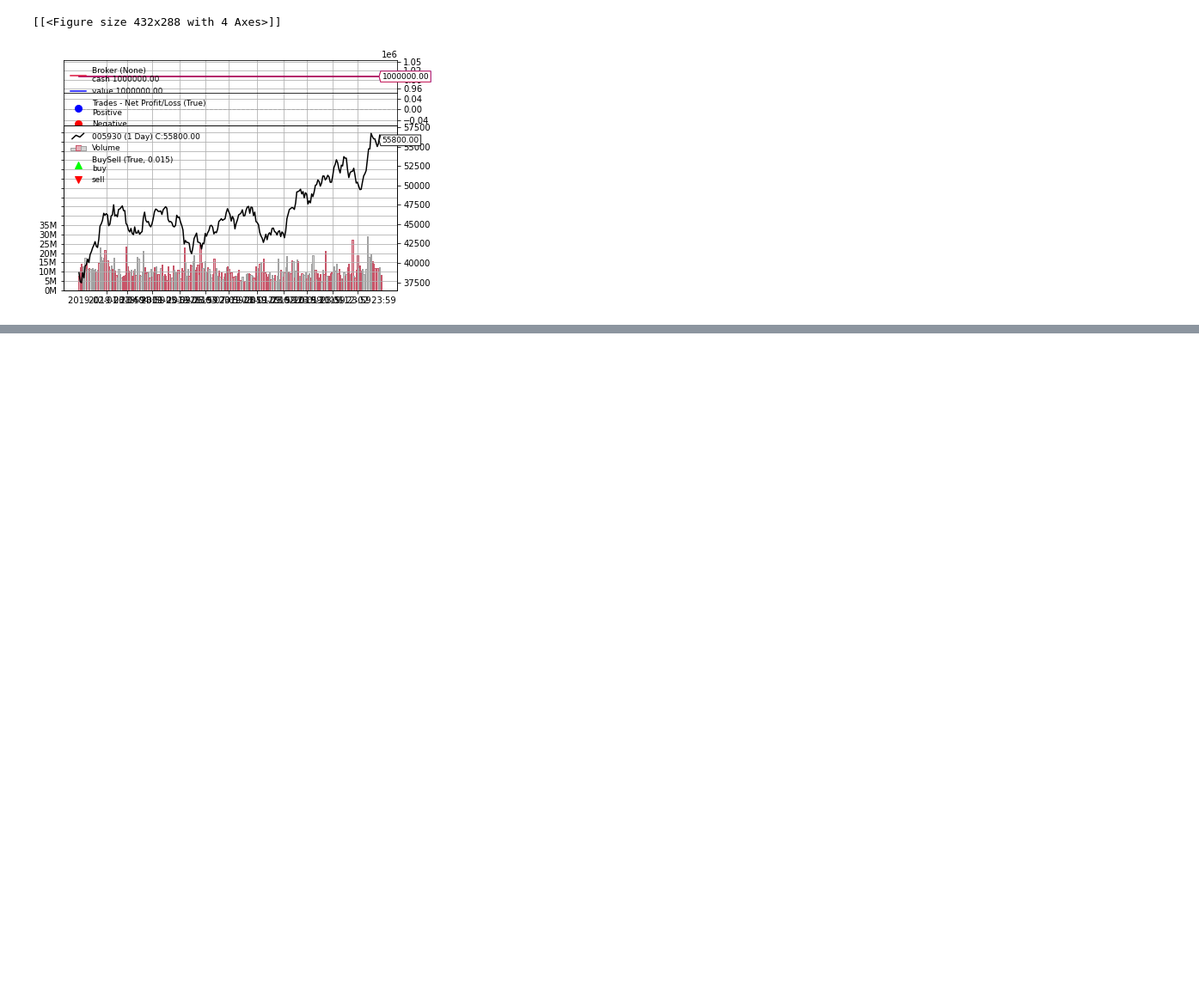
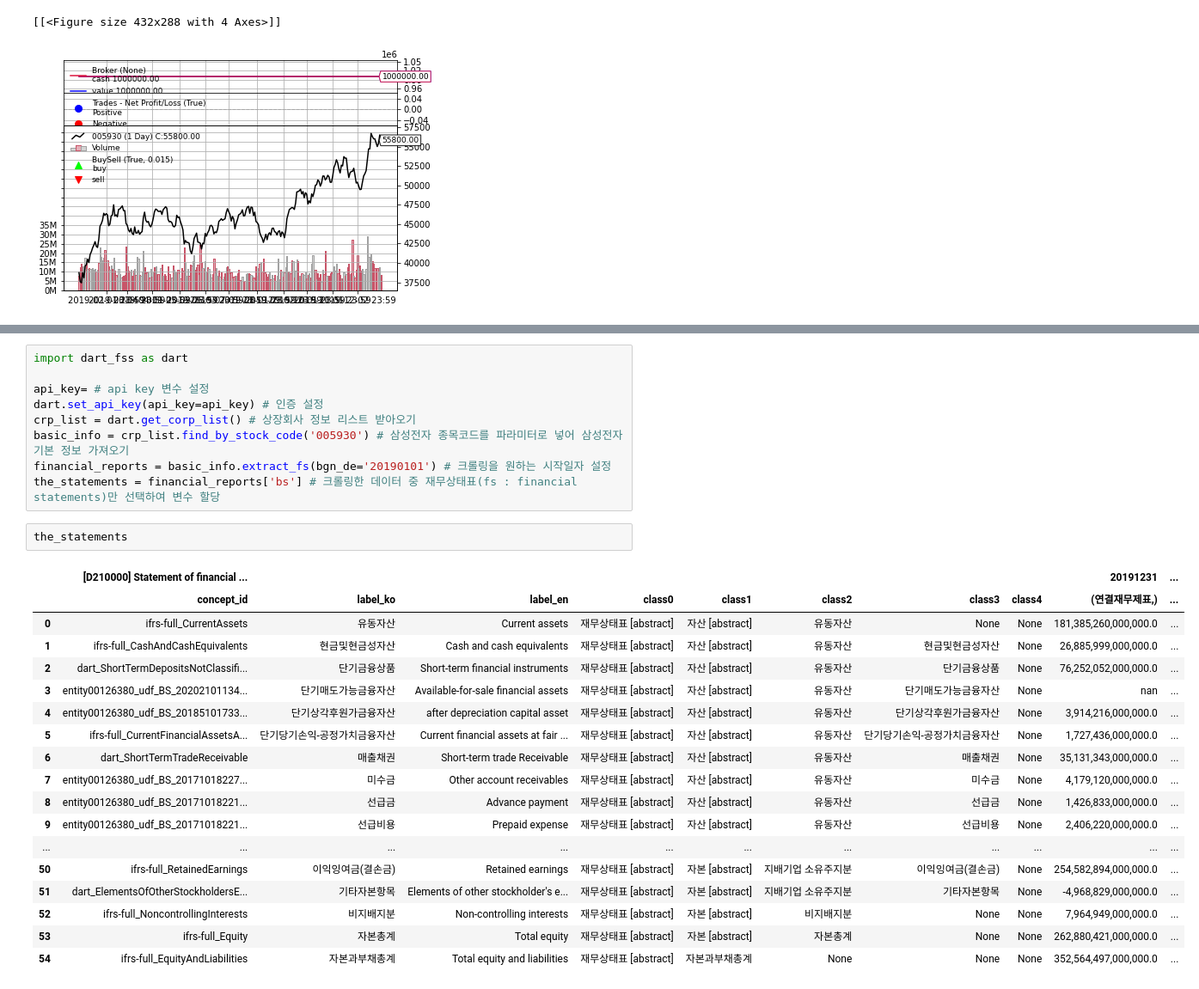
Before and after one commit to ppijbb/Keras_jupyter, a Jupyter notebook: Financial.ipynb, the cells around one changed output, grey strips where cells are left out. Shown at 86% size. Cells and saved outputs as stored; diff of their text form; blank space fills up the shorter version.

```diff
--- a/Financial.ipynb
+++ b/Financial.ipynb
@@ -302,0 +347,30 @@ df
+# %%
+import dart_fss as dart
+
+api_key= # api key 변수 설정
+dart.set_api_key(api_key=api_key) # 인증 설정
+crp_list = dart.get_corp_list() # 상장회사 정보 리스트 받아오기
+basic_info = crp_list.find_by_stock_code('005930') # 삼성전자 종목코드를 파라미터로 넣어 삼성전자 기본 정보 가져오기
+financial_reports = basic_info.extract_fs(bgn_de='20190101') # 크롤링을 원하는 시작일자 설정
+the_statements = financial_reports['bs'] # 크롤링한 데이터 중 재무상태표(fs : financial statements)만 선택하여 변수 할당
+# %%
+the_statements
+# %% [output]
+|  | [D210000] Statement of financial ... |  |  |  |  |  |  |  | 20191231 | ... |
+|  | concept_id | label_ko | label_en | class0 | class1 | class2 | class3 | class4 | (연결재무제표,) | ... |
+| 0 | ifrs-full_CurrentAssets | 유동자산 | Current assets | 재무상태표 [abstract] | 자산 [abstract] | 유동자산 | None | None | 181,385,260,000,000.0 | ... |
+| 1 | ifrs-full_CashAndCashEquivalents | 현금및현금성자산 | Cash and cash equivalents | 재무상태표 [abstract] | 자산 [abstract] | 유동자산 | 현금및현금성자산 | None | 26,885,999,000,000.0 | ... |
+| 2 | dart_ShortTermDepositsNotClassifi... | 단기금융상품 | Short-term financial instruments | 재무상태표 [abstract] | 자산 [abstract] | 유동자산 | 단기금융상품 | None | 76,252,052,000,000.0 | ... |
+| 3 | entity00126380_udf_BS_20202101134... | 단기매도가능금융자산 | Available-for-sale financial assets | 재무상태표 [abstract] | 자산 [abstract] | 유동자산 | 단기매도가능금융자산 | None | nan | ... |
+| 4 | entity00126380_udf_BS_20185101733... | 단기상각후원가금융자산 | after depreciation capital asset | 재무상태표 [abstract] | 자산 [abstract] | 유동자산 | 단기상각후원가금융자산 | None | 3,914,216,000,000.0 | ... |
+| 5 | ifrs-full_CurrentFinancialAssetsA... | 단기당기손익-공정가치금융자산 | Current financial assets at fair ... | 재무상태표 [abstract] | 자산 [abstract] | 유동자산 | 단기당기손익-공정가치금융자산 | None | 1,727,436,000,000.0 | ... |
+| 6 | dart_ShortTermTradeReceivable | 매출채권 | Short-term trade Receivable | 재무상태표 [abstract] | 자산 [abstract] | 유동자산 | 매출채권 | None | 35,131,343,000,000.0 | ... |
+| 7 | entity00126380_udf_BS_20171018227... | 미수금 | Other account receivables | 재무상태표 [abstract] | 자산 [abstract] | 유동자산 | 미수금 | None | 4,179,120,000,000.0 | ... |
+| 8 | entity00126380_udf_BS_20171018221... | 선급금 | Advance payment | 재무상태표 [abstract] | 자산 [abstract] | 유동자산 | 선급금 | None | 1,426,833,000,000.0 | ... |
+| 9 | entity00126380_udf_BS_20171018221... | 선급비용 | Prepaid expense | 재무상태표 [abstract] | 자산 [abstract] | 유동자산 | 선급비용 | None | 2,406,220,000,000.0 | ... |
+| ... | ... | ... | ... | ... | ... | ... | ... | ... | ... | ... |
+| 50 | ifrs-full_RetainedEarnings | 이익잉여금(결손금) | Retained earnings | 재무상태표 [abstract] | 자본 [abstract] | 지배기업 소유주지분 | 이익잉여금(결손금) | None | 254,582,894,000,000.0 | ... |
+| 51 | dart_ElementsOfOtherStockholdersE... | 기타자본항목 | Elements of other stockholder's e... | 재무상태표 [abstract] | 자본 [abstract] | 지배기업 소유주지분 | 기타자본항목 | None | -4,968,829,000,000.0 | ... |
+| 52 | ifrs-full_NoncontrollingInterests | 비지배지분 | Non-controlling interests | 재무상태표 [abstract] | 자본 [abstract] | 비지배지분 | None | None | 7,964,949,000,000.0 | ... |
+| 53 | ifrs-full_Equity | 자본총계 | Total equity | 재무상태표 [abstract] | 자본 [abstract] | 자본총계 | None | None | 262,880,421,000,000.0 | ... |
+| 54 | ifrs-full_EquityAndLiabilities | 자본과부채총계 | Total equity and liabilities | 재무상태표 [abstract] | 자본과부채총계 | None | None | None | 352,564,497,000,000.0 | ... |
```
Also changed, not shown: parts of 9 cells of this notebook.
